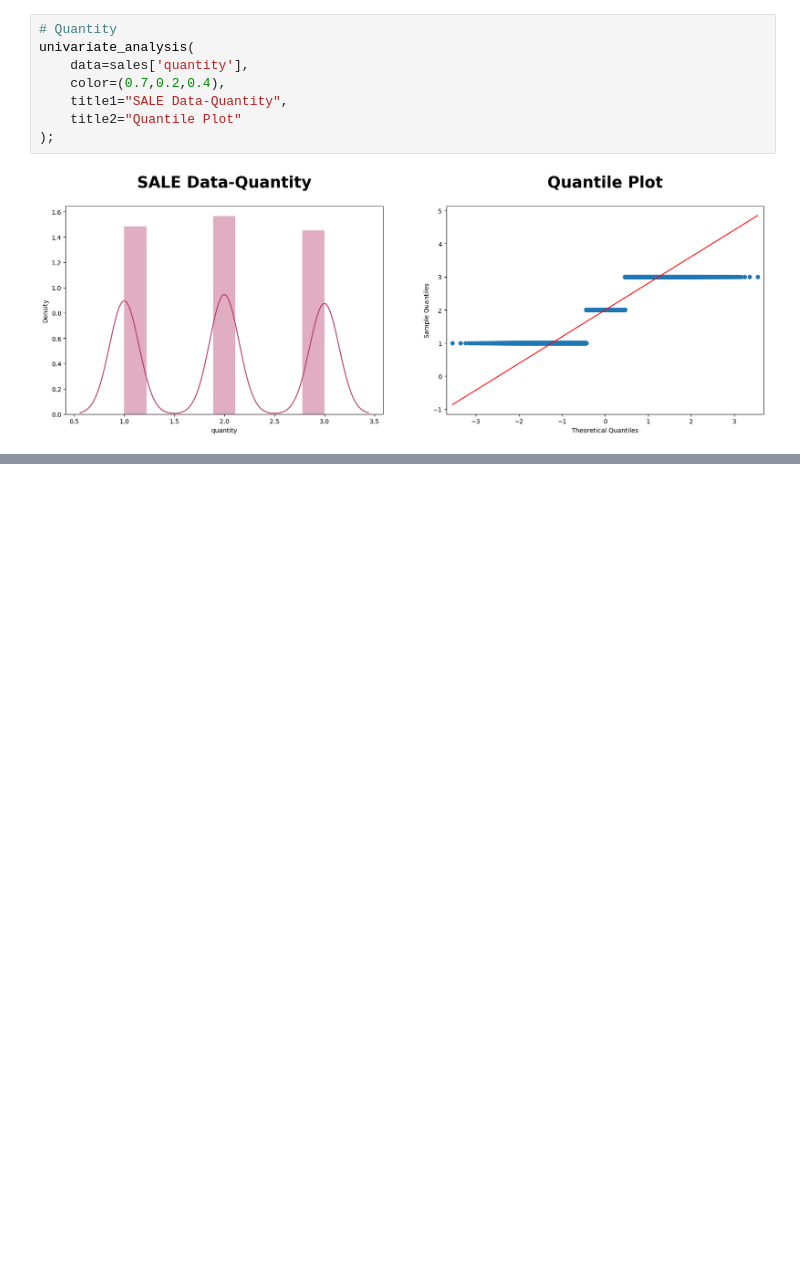
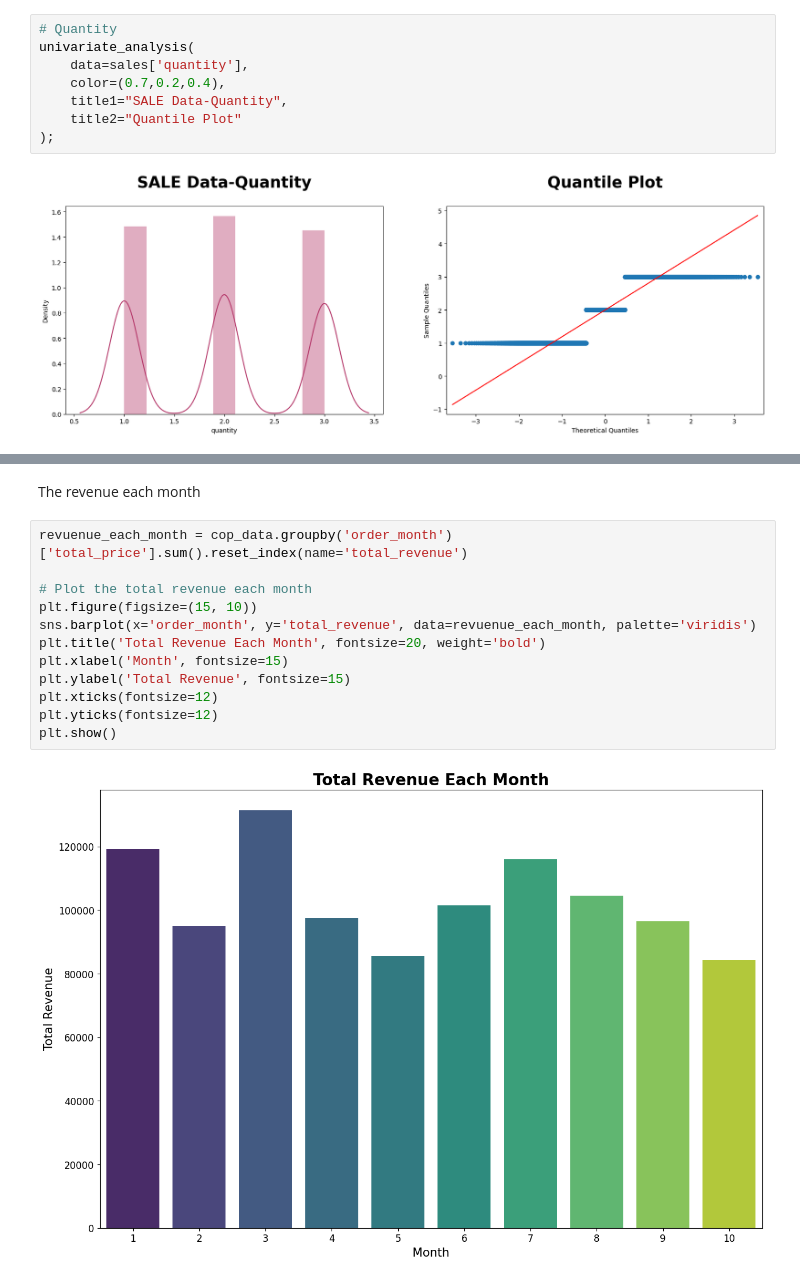
Before and after one commit to DuongHe2907/Analysis-of-Shopping-Cart-Data, a Jupyter notebook: Analysis of Shopping Cart/Notebook/Analysis_of_Shopping_Cart_Data.ipynb, the cells around one changed output, grey strips where cells are left out. Saved outputs shown, nothing was run; the diff lists cells and outputs as text; blank space fills up the shorter version.

```diff
--- a/Analysis of Shopping Cart/Notebook/Analysis_of_Shopping_Cart_Data.ipynb
+++ b/Analysis of Shopping Cart/Notebook/Analysis_of_Shopping_Cart_Data.ipynb
@@ -706,0 +560,16 @@ cop_data
+# %% [markdown]
+The revenue each month
+# %%
+revuenue_each_month = cop_data.groupby('order_month')['total_price'].sum().reset_index(name='total_revenue')
+
+# Plot the total revenue each month
+plt.figure(figsize=(15, 10))
+sns.barplot(x='order_month', y='total_revenue', data=revuenue_each_month, palette='viridis')
+plt.title('Total Revenue Each Month', fontsize=20, weight='bold')
+plt.xlabel('Month', fontsize=15)
+plt.ylabel('Total Revenue', fontsize=15)
+plt.xticks(fontsize=12)
+plt.yticks(fontsize=12)
+plt.show()
+# %% [output]
+[figure, added]
```
Also changed, not shown: parts of 29 cells of this notebook.
